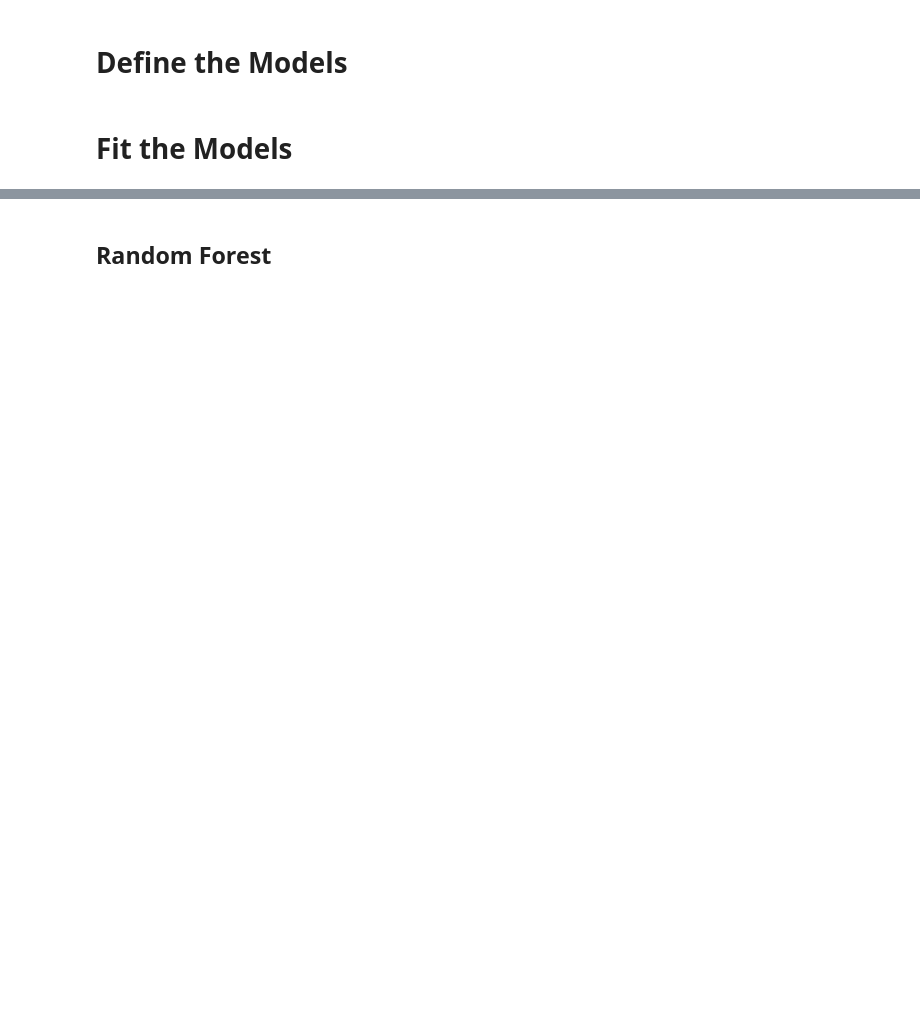
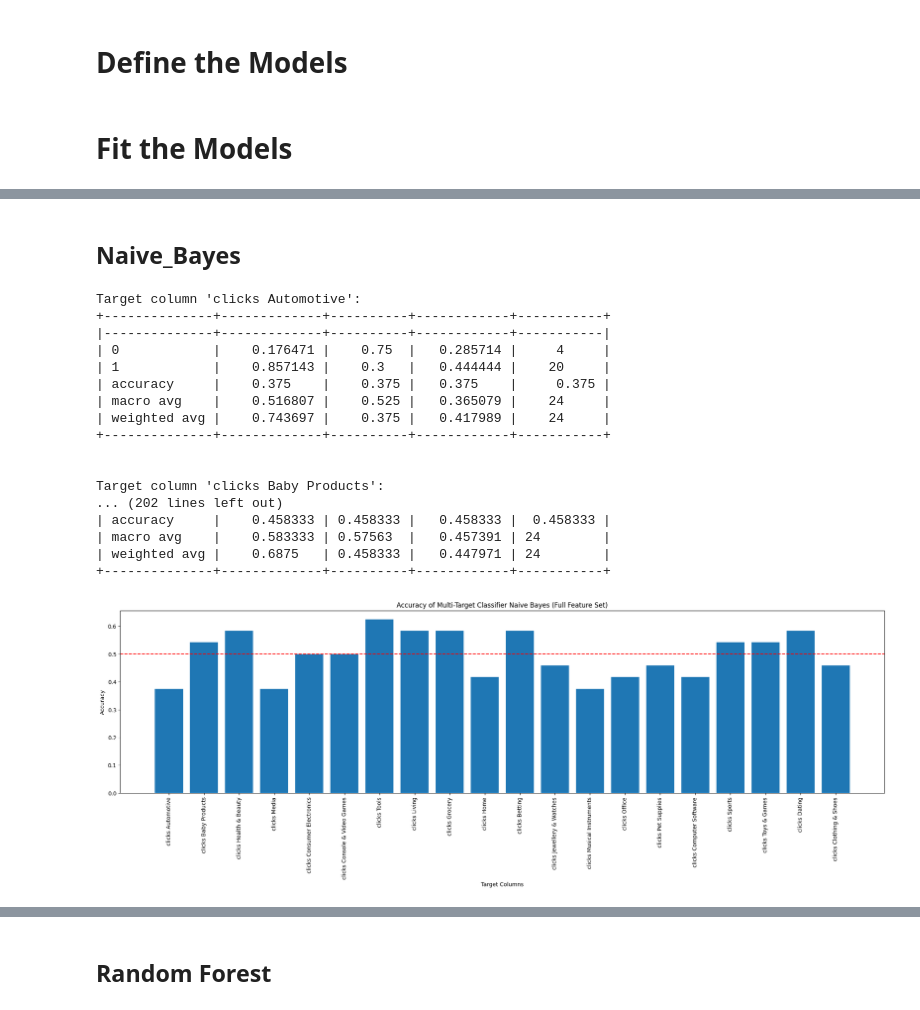
Before and after one commit to torchflash/MMAI831-Team-Project, a Jupyter notebook: Amir/MMAI831_AI_in_Marketing_EMC_SV_Model_Development.ipynb, the cells around one changed output, grey strips where cells are left out. Cells and saved outputs as stored; diff of their text form; code cells hidden in the pictures; blank space fills up the shorter version.

```diff
--- a/Amir/MMAI831_AI_in_Marketing_EMC_SV_Model_Development.ipynb
+++ b/Amir/MMAI831_AI_in_Marketing_EMC_SV_Model_Development.ipynb
@@ -312,0 +432,67 @@ xgboost_clf = XGBClassifier(max_depth = 10, # the larger the more prone to overf
+# %% [markdown]
+## Naive_Bayes
+# %%
+from sklearn.naive_bayes import GaussianNB
+
+# Define and train the Naive Bayes model
+naive_bayes = GaussianNB()
+
+# Train with full data
+multi_target_classifier = MultiOutputClassifier(naive_bayes)
+multi_target_classifier.fit(X_train, y_train)
+
+y_pred = multi_target_classifier.predict(X_test)
+
+column_names = y.columns
+
+# Create a dictionary to store the classification report for each target column
+classification_reports = {}
+
+# Calculate the classification report for each target column
+for i in range(y_test.shape[1]):
+    target_column_name = column_names[i]
+    classification_reports[target_column_name] = classification_report(y_test.iloc[:, i], y_pred[:, i], output_dict=True, zero_division=1)
+
+# Convert the classification reports to tables and print them
+for target_column_name, report in classification_reports.items():
+    print(f"Target column '{target_column_name}':")
+    report_table = pd.DataFrame(report).transpose()
+    print(tabulate(report_table, headers='keys', tablefmt='psql'))
+    print('\n')
+
+# Store the accuracy scores for each target column
+Full_NB_accuracies = []
+
+# Extract the accuracy score for each target column
+for target_column_name, report in classification_reports.items():
+    accuracy = report['accuracy']
+    Full_NB_accuracies.append(accuracy)
+
+# Plot the accuracies
+plt.figure(figsize=(25, 6))
+plt.axhline(y=0.5, color='r', linestyle='--')
+plt.bar(column_names, Full_NB_accuracies)
+plt.xlabel('Target Columns')
+plt.ylabel('Accuracy')
+plt.title('Accuracy of Multi-Target Classifier Naive Bayes (Full Feature Set)')
+plt.xticks(rotation=90)
+plt.show()
+# %% [output]
+Target column 'clicks Automotive':
++--------------+-------------+----------+------------+-----------+
+|--------------+-------------+----------+------------+-----------|
+| 0            |    0.176471 |    0.75  |   0.285714 |     4     |
+| 1            |    0.857143 |    0.3   |   0.444444 |    20     |
+| accuracy     |    0.375    |    0.375 |   0.375    |     0.375 |
+| macro avg    |    0.516807 |    0.525 |   0.365079 |    24     |
+| weighted avg |    0.743697 |    0.375 |   0.417989 |    24     |
++--------------+-------------+----------+------------+-----------+
+
+
+Target column 'clicks Baby Products':
+... (202 lines left out)
+| accuracy     |    0.458333 | 0.458333 |   0.458333 |  0.458333 |
+| macro avg    |    0.583333 | 0.57563  |   0.457391 | 24        |
+| weighted avg |    0.6875   | 0.458333 |   0.447971 | 24        |
++--------------+-------------+----------+------------+-----------+
+[figure, added]
```
Also changed, not shown: parts of 26 cells of this notebook.
